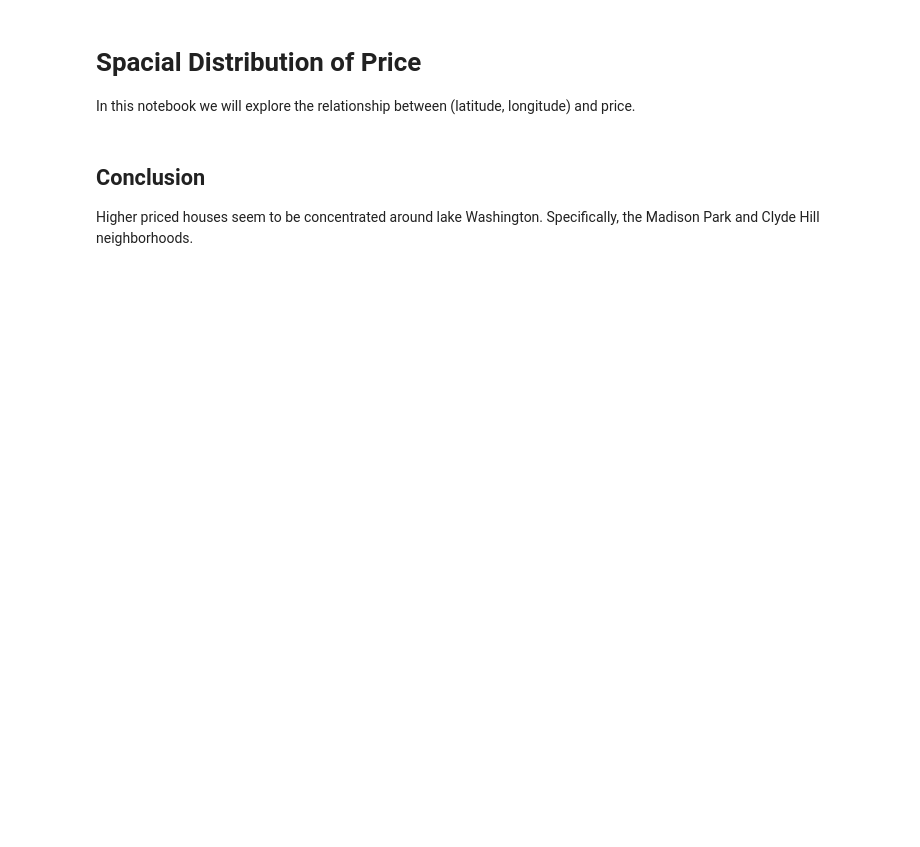
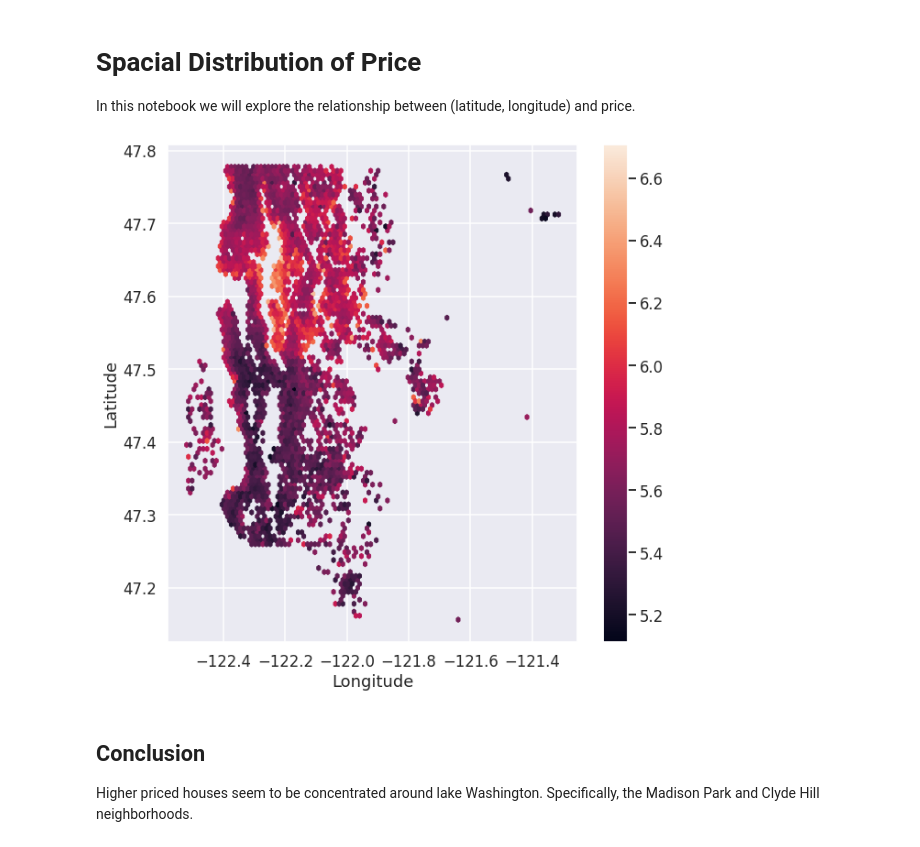
Before and after one commit to sethchart/Housing_Analysis, a Jupyter notebook: notebooks/PriceSpacialDistribution.ipynb, the cells around one changed output. Cells and saved outputs as stored; diff of their text form; code cells hidden in the pictures; blank space fills up the shorter version.

```diff
--- a/notebooks/PriceSpacialDistribution.ipynb
+++ b/notebooks/PriceSpacialDistribution.ipynb
@@ -15,8 +15,14 @@ geoPrice['log_price'] = df['price'].apply(np.log10)
 # %%
 ## Visualizing log price
 # %%
-plt.figure(figsize=(10,10))
+fig = plt.figure(figsize=(10,10))
 plt.hexbin(x=geoPrice['long'], y=geoPrice['lat'], C=geoPrice['log_price'])
+plt.xlabel('Longitude')
+plt.ylabel('Latitude')
+plt.colorbar()
+fig.savefig('images/price_map.png')
+# %% [output]
+[figure, added]
 # %%
 plt.figure(figsize=(10,10))
 plt.scatter(x='long', y='lat', c='log_price', cmap='Blues', data=geoPrice, alpha=0.3)
```
Also changed, not shown: 1 other file.
